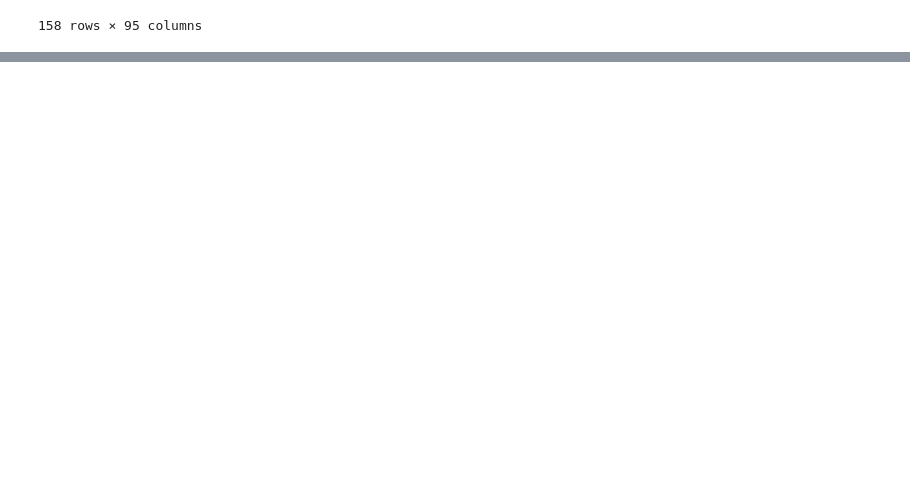
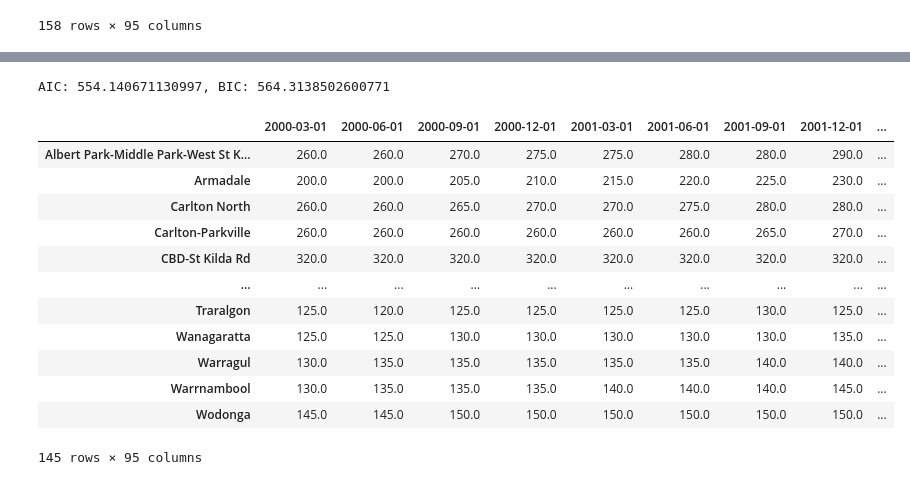
Before and after one commit to vanessagraciia/Real-Estate-Industry-Project, a Jupyter notebook: notebooks/Predicted Growth.ipynb, the cells around one changed output, grey strips where cells are left out. Cells and saved outputs as stored; diff of their text form; code cells hidden in the pictures; blank space fills up the shorter version.

```diff
--- a/notebooks/Predicted Growth.ipynb
+++ b/notebooks/Predicted Growth.ipynb
@@ -170,0 +431,20 @@ df_median = df_median.drop("Group Total", errors='ignore')
+# %%
+print(f'AIC: {stepwise_model.aic()}, BIC: {stepwise_model.bic()}')
+# %% [output]
+AIC: 554.140671130997, BIC: 564.3138502600771
+# %%
+df_median
+# %% [output]
+|  | 2000-03-01 | 2000-06-01 | 2000-09-01 | 2000-12-01 | 2001-03-01 | 2001-06-01 | 2001-09-01 | 2001-12-01 | ... |
+| Albert Park-Middle Park-West St K... | 260.0 | 260.0 | 270.0 | 275.0 | 275.0 | 280.0 | 280.0 | 290.0 | ... |
+| Armadale | 200.0 | 200.0 | 205.0 | 210.0 | 215.0 | 220.0 | 225.0 | 230.0 | ... |
+| Carlton North | 260.0 | 260.0 | 265.0 | 270.0 | 270.0 | 275.0 | 280.0 | 280.0 | ... |
+| Carlton-Parkville | 260.0 | 260.0 | 260.0 | 260.0 | 260.0 | 260.0 | 265.0 | 270.0 | ... |
+| CBD-St Kilda Rd | 320.0 | 320.0 | 320.0 | 320.0 | 320.0 | 320.0 | 320.0 | 320.0 | ... |
+| ... | ... | ... | ... | ... | ... | ... | ... | ... | ... |
+| Traralgon | 125.0 | 120.0 | 125.0 | 125.0 | 125.0 | 125.0 | 130.0 | 125.0 | ... |
+| Wanagaratta | 125.0 | 125.0 | 130.0 | 130.0 | 130.0 | 130.0 | 130.0 | 135.0 | ... |
+| Warragul | 130.0 | 135.0 | 135.0 | 135.0 | 135.0 | 135.0 | 140.0 | 140.0 | ... |
+| Warrnambool | 130.0 | 135.0 | 135.0 | 135.0 | 140.0 | 140.0 | 140.0 | 145.0 | ... |
+| Wodonga | 145.0 | 145.0 | 150.0 | 150.0 | 150.0 | 150.0 | 150.0 | 150.0 | ... |
+145 rows × 95 columns
```
Also changed, not shown: parts of 23 cells of this notebook.
